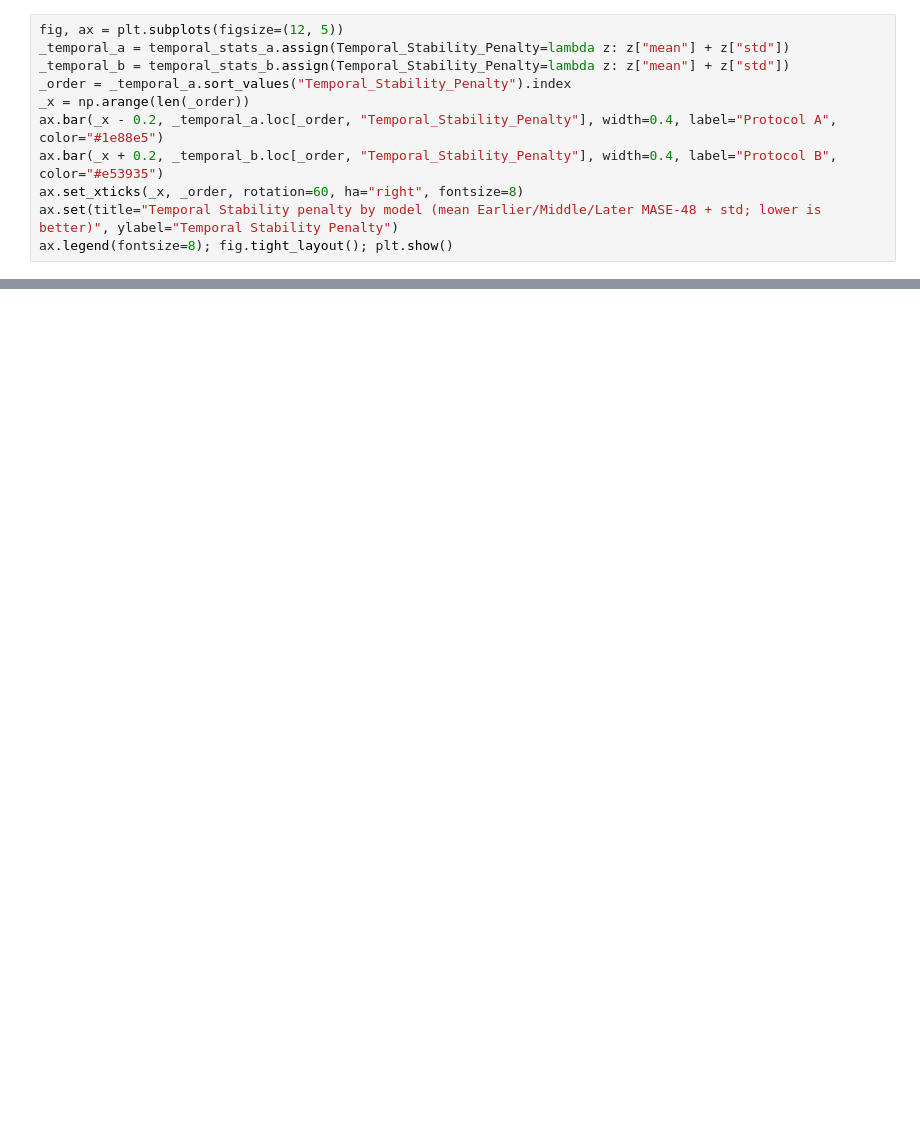
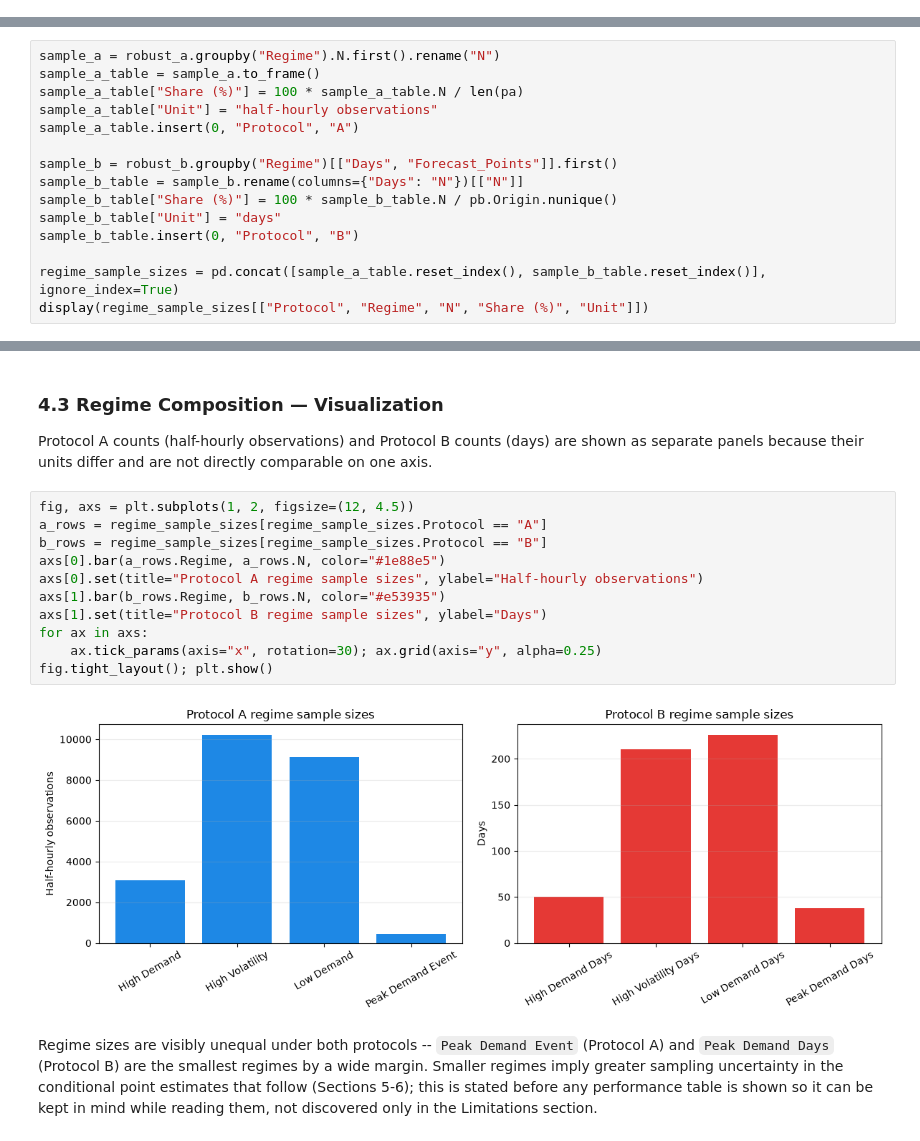
Before and after one commit to mdsoadsolaiman/Time-Series-Foundation-Models, a Jupyter notebook: notebooks/electricity/15_Electricity_Robustness.ipynb, the cells around one changed output, grey strips where cells are left out. Cells and saved outputs as stored; diff of their text form; blank space fills up the shorter version.

Commit message:
Structured Robustness Electricity

```diff
--- a/notebooks/electricity/15_Electricity_Robustness.ipynb
+++ b/notebooks/electricity/15_Electricity_Robustness.ipynb
@@ -323,11 +0,0 @@ display(temporal_stats_a, temporal_stats_b)
-# %%
-fig, ax = plt.subplots(figsize=(12, 5))
-_temporal_a = temporal_stats_a.assign(Temporal_Stability_Penalty=lambda z: z["mean"] + z["std"])
-_temporal_b = temporal_stats_b.assign(Temporal_Stability_Penalty=lambda z: z["mean"] + z["std"])
-_order = _temporal_a.sort_values("Temporal_Stability_Penalty").index
-_x = np.arange(len(_order))
-ax.bar(_x - 0.2, _temporal_a.loc[_order, "Temporal_Stability_Penalty"], width=0.4, label="Protocol A", color="#1e88e5")
-ax.bar(_x + 0.2, _temporal_b.loc[_order, "Temporal_Stability_Penalty"], width=0.4, label="Protocol B", color="#e53935")
-ax.set_xticks(_x, _order, rotation=60, ha="right", fontsize=8)
-ax.set(title="Temporal Stability penalty by model (mean Earlier/Middle/Later MASE-48 + std; lower is better)", ylabel="Temporal Stability Penalty")
-ax.legend(fontsize=8); fig.tight_layout(); plt.show()
@@ -488,0 +289,15 @@ Next: `16_Electricity_Uncertainty.ipynb`
+# %%
+sample_a = robust_a.groupby("Regime").N.first().rename("N")
+sample_a_table = sample_a.to_frame()
+sample_a_table["Share (%)"] = 100 * sample_a_table.N / len(pa)
+sample_a_table["Unit"] = "half-hourly observations"
+sample_a_table.insert(0, "Protocol", "A")
+
+sample_b = robust_b.groupby("Regime")[["Days", "Forecast_Points"]].first()
+sample_b_table = sample_b.rename(columns={"Days": "N"})[["N"]]
+sample_b_table["Share (%)"] = 100 * sample_b_table.N / pb.Origin.nunique()
+sample_b_table["Unit"] = "days"
+sample_b_table.insert(0, "Protocol", "B")
+
+regime_sample_sizes = pd.concat([sample_a_table.reset_index(), sample_b_table.reset_index()], ignore_index=True)
+display(regime_sample_sizes[["Protocol", "Regime", "N", "Share (%)", "Unit"]])
@@ -488,0 +314,24 @@ Next: `16_Electricity_Uncertainty.ipynb`
+# %% [markdown]
+### 4.3 Regime Composition — Visualization
+
+Protocol A counts (half-hourly observations) and Protocol B counts (days) are shown as
+separate panels because their units differ and are not directly comparable on one axis.
+# %%
+fig, axs = plt.subplots(1, 2, figsize=(12, 4.5))
+a_rows = regime_sample_sizes[regime_sample_sizes.Protocol == "A"]
+b_rows = regime_sample_sizes[regime_sample_sizes.Protocol == "B"]
+axs[0].bar(a_rows.Regime, a_rows.N, color="#1e88e5")
+axs[0].set(title="Protocol A regime sample sizes", ylabel="Half-hourly observations")
+axs[1].bar(b_rows.Regime, b_rows.N, color="#e53935")
+axs[1].set(title="Protocol B regime sample sizes", ylabel="Days")
+for ax in axs:
+    ax.tick_params(axis="x", rotation=30); ax.grid(axis="y", alpha=0.25)
+fig.tight_layout(); plt.show()
+# %% [output]
+[figure, added]
+# %% [markdown]
+Regime sizes are visibly unequal under both protocols -- `Peak Demand Event` (Protocol A)
+and `Peak Demand Days` (Protocol B) are the smallest regimes by a wide margin. Smaller
+regimes imply greater sampling uncertainty in the conditional point estimates that
+follow (Sections 5-6); this is stated before any performance table is shown so it can be
+kept in mind while reading them, not discovered only in the Limitations section.
```
Also changed, not shown: parts of 103 cells of this notebook.
